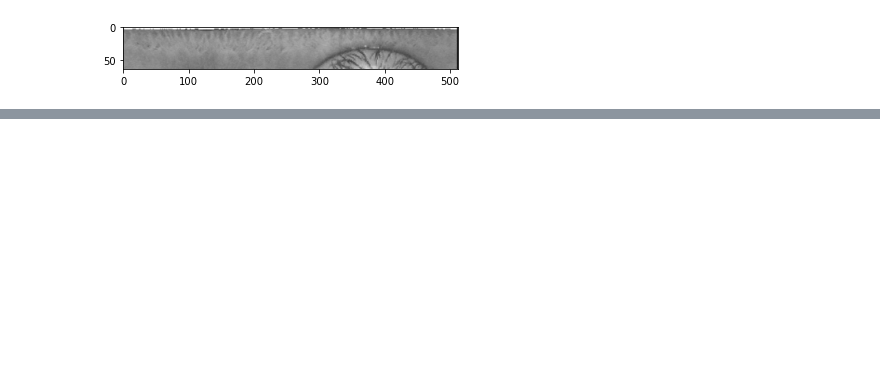
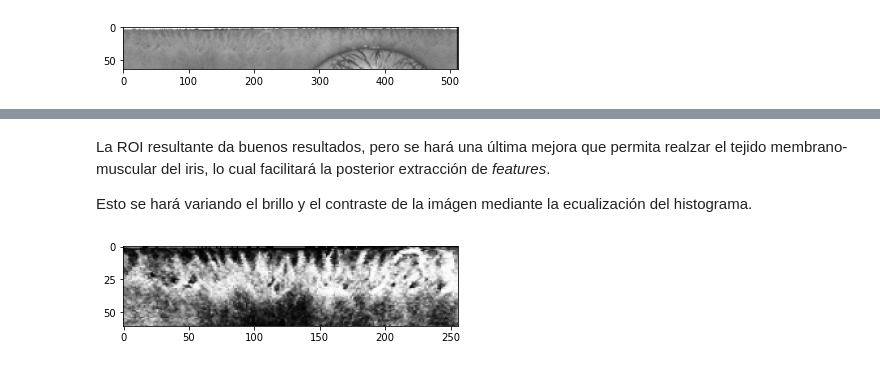
Before and after one commit to dbo1001/UBU-TFG-iris_classifier, a Jupyter notebook: notebooks/#5 Red U-Net.ipynb, the cells around one changed output, grey strips where cells are left out. Cells and saved outputs as stored; diff of their text form; code cells hidden in the pictures; blank space fills up the shorter version.

```diff
--- a/notebooks/#5 Red U-Net.ipynb
+++ b/notebooks/#5 Red U-Net.ipynb
@@ -530,0 +546,10 @@ plt.imshow(normalized[0], "gray");
+# %% [markdown]
+La ROI resultante da buenos resultados, pero se hará una última mejora que permita realzar el tejido membrano-muscular del iris, lo cual facilitará la posterior extracción de _features_.
+
+Esto se hará variando el brillo y el contraste de la imágen mediante la ecualización del histograma.
+# %%
+# roi = roi.astype(np.uint8)
+roi_enhanced = cv2.equalizeHist(roi)
+plt.imshow(roi_enhanced,"gray");
+# %% [output]
+[figure, added]
```
Also changed, not shown: parts of 5 cells of this notebook.
